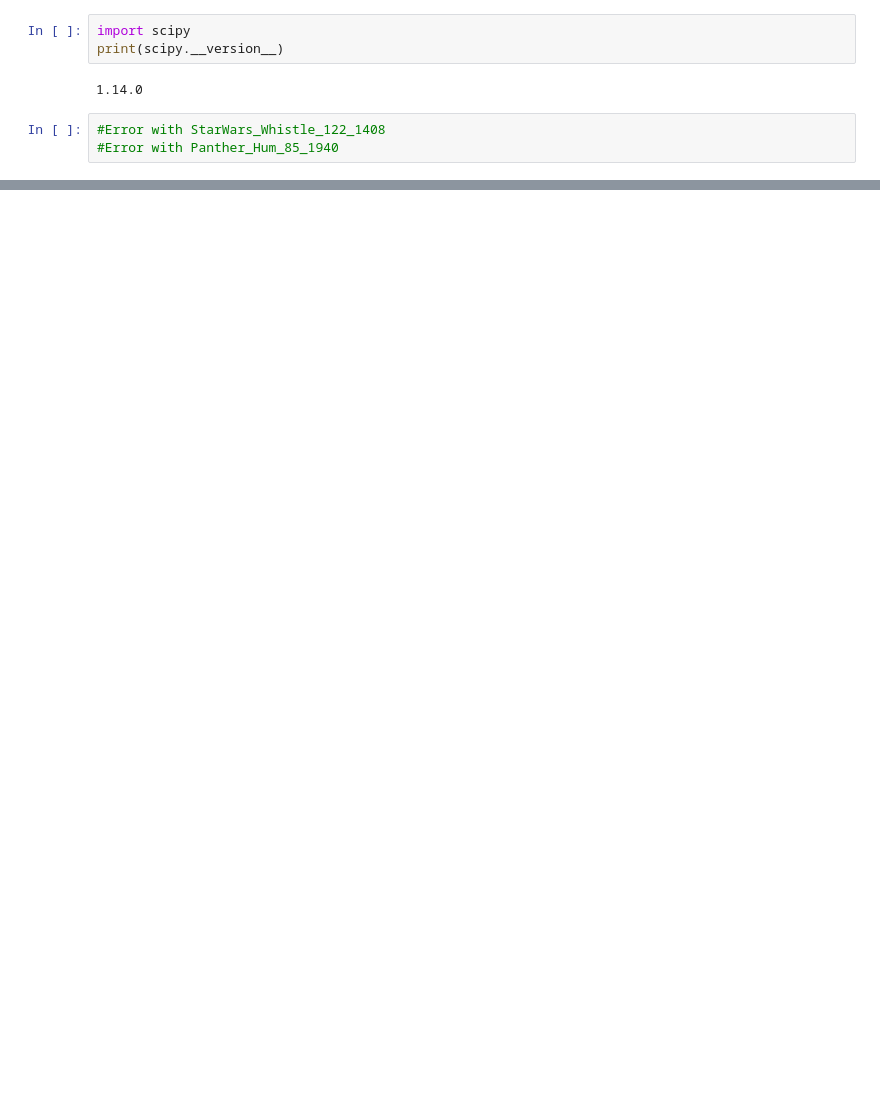
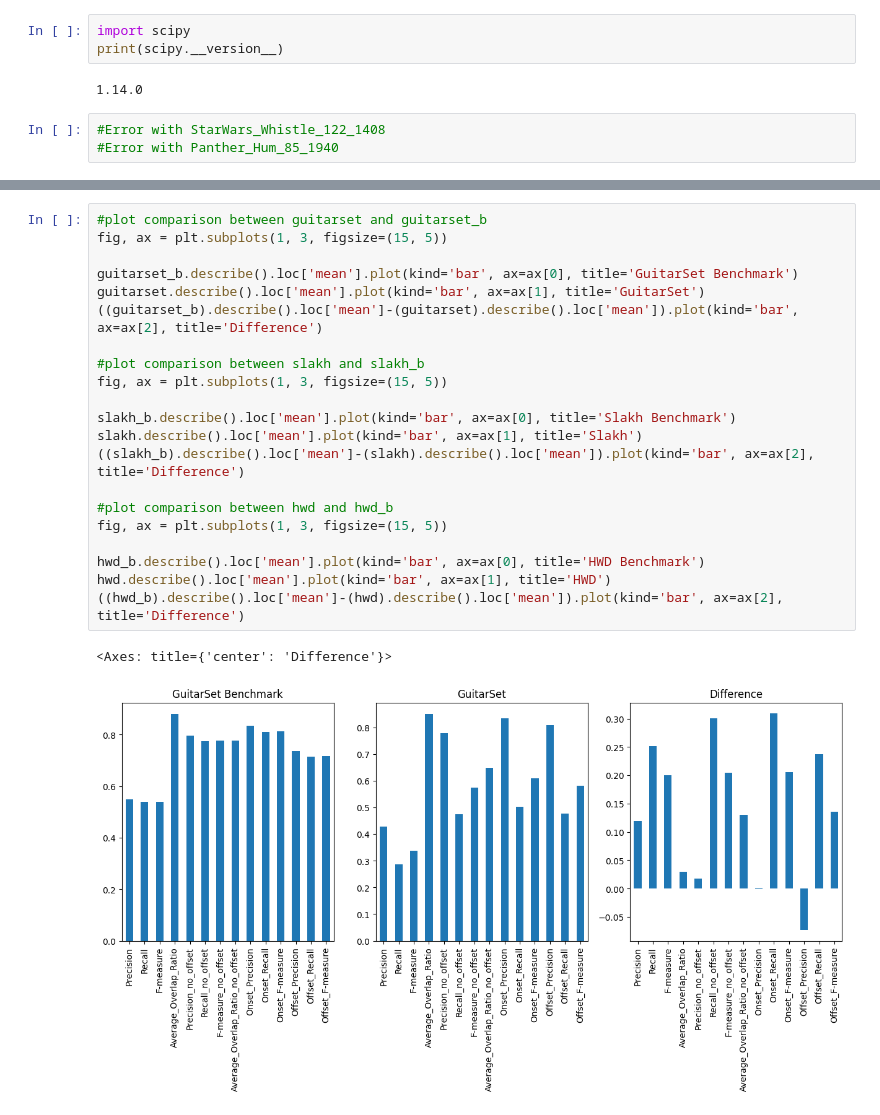
Before and after one commit to Lorenzo2703/Advanced_Pitch, a Jupyter notebook: BasicPitch/basic_pitch/Utils.ipynb, the cells around one changed output, grey strips where cells are left out. Saved outputs shown, nothing was run; the diff lists cells and outputs as text; blank space fills up the shorter version.

```diff
--- a/BasicPitch/basic_pitch/Utils.ipynb
+++ b/BasicPitch/basic_pitch/Utils.ipynb
@@ -264,0 +449,24 @@ class HWDFilterInvalidTracks(beam.DoFn):
+# %%
+#plot comparison between guitarset and guitarset_b
+fig, ax = plt.subplots(1, 3, figsize=(15, 5))
+
+guitarset_b.describe().loc['mean'].plot(kind='bar', ax=ax[0], title='GuitarSet Benchmark')
+guitarset.describe().loc['mean'].plot(kind='bar', ax=ax[1], title='GuitarSet')
+((guitarset_b).describe().loc['mean']-(guitarset).describe().loc['mean']).plot(kind='bar', ax=ax[2], title='Difference')
+
+#plot comparison between slakh and slakh_b
+fig, ax = plt.subplots(1, 3, figsize=(15, 5))
+
+slakh_b.describe().loc['mean'].plot(kind='bar', ax=ax[0], title='Slakh Benchmark')
+slakh.describe().loc['mean'].plot(kind='bar', ax=ax[1], title='Slakh')
+((slakh_b).describe().loc['mean']-(slakh).describe().loc['mean']).plot(kind='bar', ax=ax[2], title='Difference')
+
+#plot comparison between hwd and hwd_b
+fig, ax = plt.subplots(1, 3, figsize=(15, 5))
+
+hwd_b.describe().loc['mean'].plot(kind='bar', ax=ax[0], title='HWD Benchmark')
+hwd.describe().loc['mean'].plot(kind='bar', ax=ax[1], title='HWD')
+((hwd_b).describe().loc['mean']-(hwd).describe().loc['mean']).plot(kind='bar', ax=ax[2], title='Difference')
+# %% [output]
+<Axes: title={'center': 'Difference'}>
+[figure, added]
```
Also changed, not shown: parts of 10 cells of this notebook, 1 other file.
